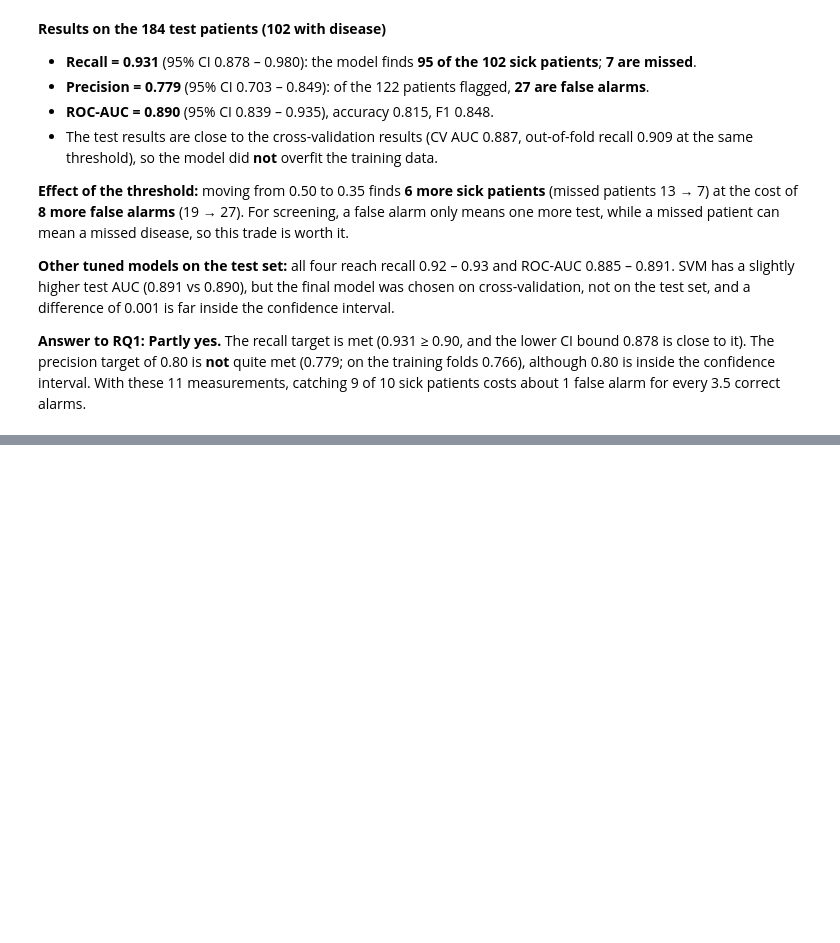
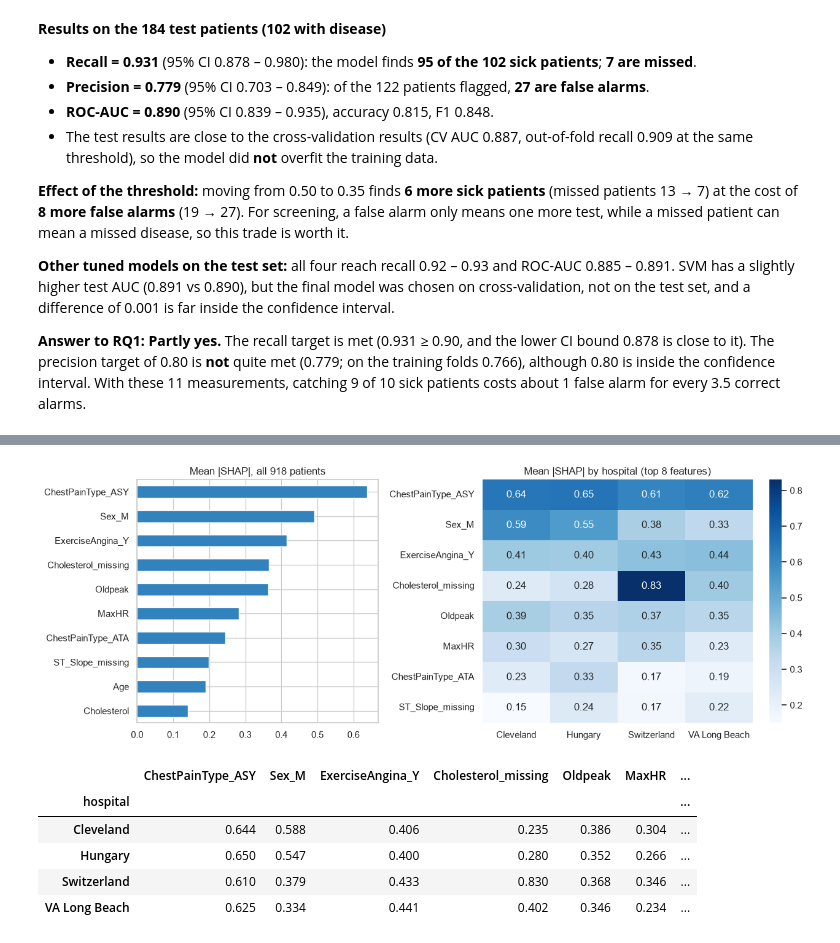
Before and after one commit to Razamirxa/heart-disease-risk, a Jupyter notebook: notebooks/02_modeling_pipeline.ipynb, the cells around one changed output, grey strips where cells are left out. Cells and saved outputs as stored; diff of their text form; code cells hidden in the pictures; blank space fills up the shorter version.

```diff
--- a/notebooks/02_modeling_pipeline.ipynb
+++ b/notebooks/02_modeling_pipeline.ipynb
@@ -558,0 +696,27 @@ all_test
+# %%
+prep = final_pipe.named_steps["prep"]
+names = [n.split("__", 1)[1] for n in prep.get_feature_names_out()]
+Z_train = prep.transform(X_train)
+Z_all = prep.transform(df[FEATURES])
+
+explainer = shap.LinearExplainer(final_pipe.named_steps["model"], shap.maskers.Independent(Z_train, max_samples=len(Z_train)))
+sv = pd.DataFrame(explainer(Z_all).values, columns=names, index=df.index)
+
+importance = sv.abs().mean().sort_values(ascending=False)
+by_hospital = sv.abs().groupby(df["hospital"]).mean()[importance.index[:8]]
+
+fig, axes = plt.subplots(1, 2, figsize=(13, 4.8), gridspec_kw={"width_ratios": [1, 1.4]})
+importance.head(10).iloc[::-1].plot.barh(ax=axes[0], color="#3182bd")
+axes[0].set_title("Mean |SHAP|, all 918 patients")
+sns.heatmap(by_hospital.T, annot=True, fmt=".2f", cmap="Blues", ax=axes[1])
+axes[1].set_title("Mean |SHAP| by hospital (top 8 features)"); axes[1].set_xlabel("")
+plt.tight_layout(); plt.savefig(FIG / "p2_shap_importance.png", dpi=150); plt.show()
+by_hospital.round(3)
+# %% [output]
+[figure, added]
+|  | ChestPainType_ASY | Sex_M | ExerciseAngina_Y | Cholesterol_missing | Oldpeak | MaxHR | ... |
+| hospital |  |  |  |  |  |  | ... |
+| Cleveland | 0.644 | 0.588 | 0.406 | 0.235 | 0.386 | 0.304 | ... |
+| Hungary | 0.650 | 0.547 | 0.400 | 0.280 | 0.352 | 0.266 | ... |
+| Switzerland | 0.610 | 0.379 | 0.433 | 0.830 | 0.368 | 0.346 | ... |
+| VA Long Beach | 0.625 | 0.334 | 0.441 | 0.402 | 0.346 | 0.234 | ... |
```
Also changed, not shown: parts of 21 cells of this notebook, 10 other files.
